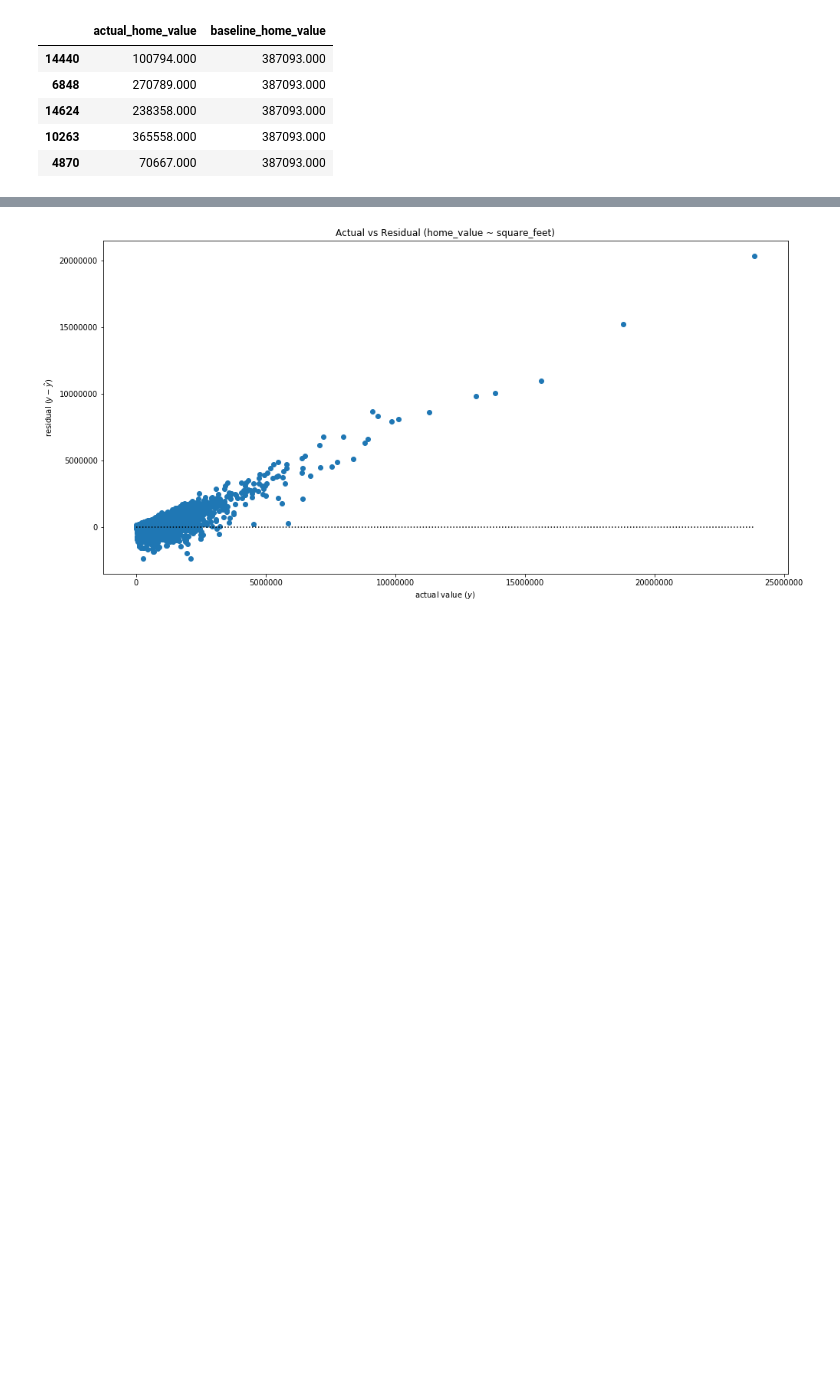
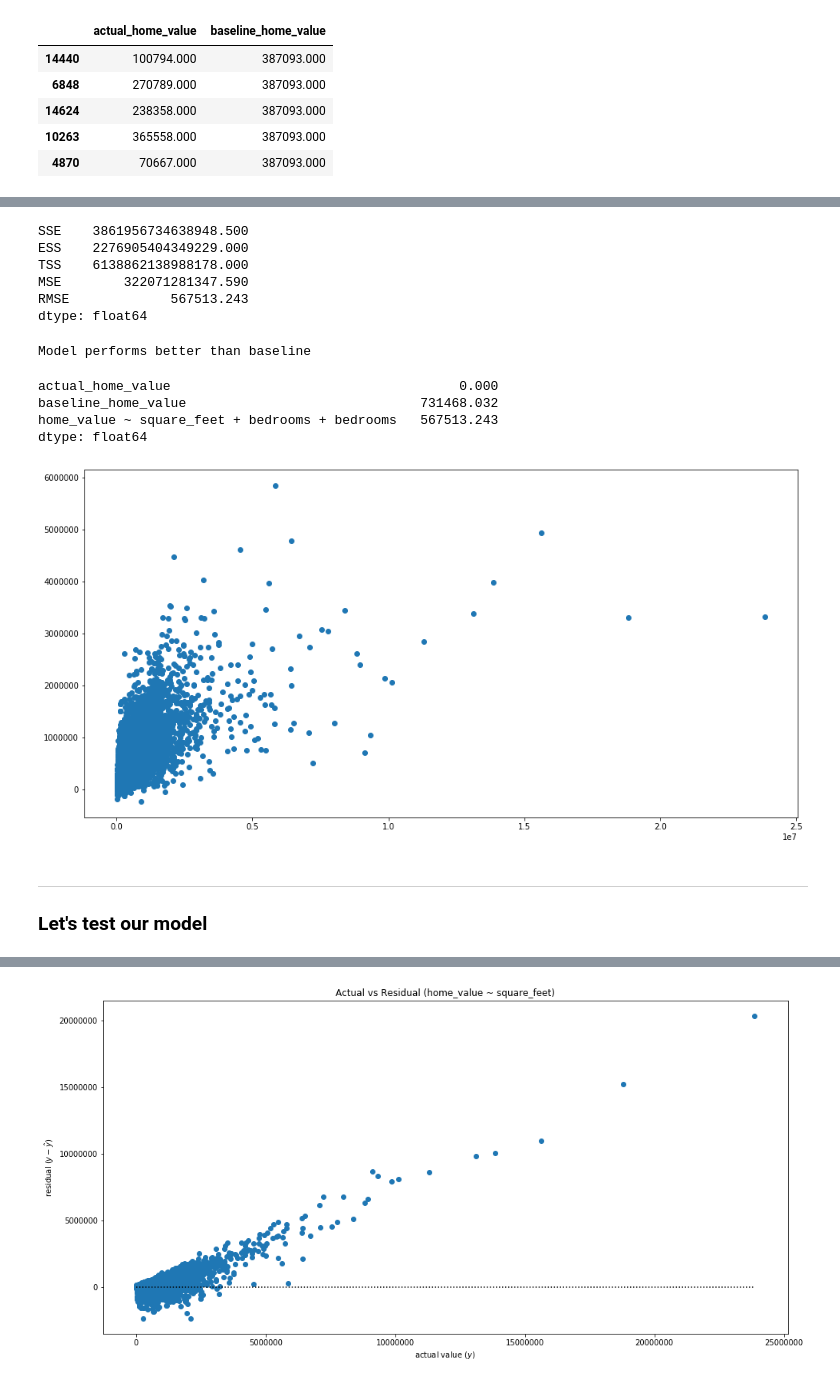
Before and after one commit to aleclhartman/zillow_project, a Jupyter notebook: zillow_project_pipeline.ipynb, the cells around one changed output, grey strips where cells are left out. Cells and saved outputs as stored; diff of their text form; code cells hidden in the pictures; blank space fills up the shorter version.

```diff
--- a/zillow_project_pipeline.ipynb
+++ b/zillow_project_pipeline.ipynb
@@ -303,0 +331,29 @@ predictions.head()
+# %%
+ev.regression_errors(predictions.actual_home_value, predictions["home_value ~ square_feet + bedrooms + bedrooms"], predictions)
+# %% [output]
+SSE    3861956734638948.500
+ESS    2276905404349229.000
+TSS    6138862138988178.000
+MSE        322071281347.590
+RMSE             567513.243
+dtype: float64
+# %%
+ev.better_than_baseline(predictions.actual_home_value, predictions["home_value ~ square_feet + bedrooms + bedrooms"], predictions.baseline_home_value, predictions)
+# %% [output]
+Model performs better than baseline
+# %%
+predictions.apply(lambda c: math.sqrt(sklearn.metrics.mean_squared_error(predictions.actual_home_value, c)))
+# %% [output]
+actual_home_value                                     0.000
+baseline_home_value                              731468.032
+home_value ~ square_feet + bedrooms + bedrooms   567513.243
+dtype: float64
+# %%
+plt.figure(figsize=(16, 8))
+plt.scatter(predictions.actual_home_value, predictions["home_value ~ square_feet + bedrooms + bedrooms"], label="home_value ~ square_feet + bedrooms + bedrooms")
+plt.show()
+# %% [output]
+[figure, added]
+# %% [markdown]
+---
+### Let's test our model
```
Also changed, not shown: parts of 30 cells of this notebook, 1 other file.
